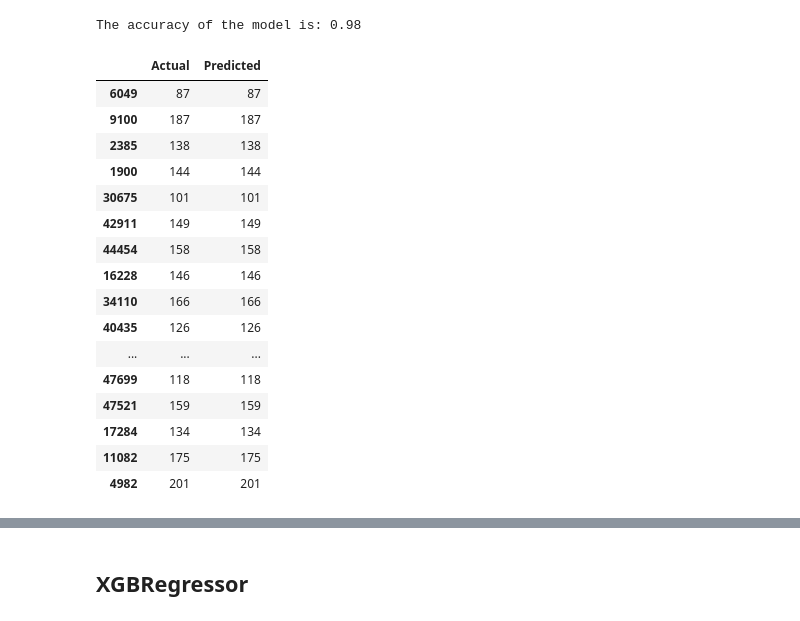
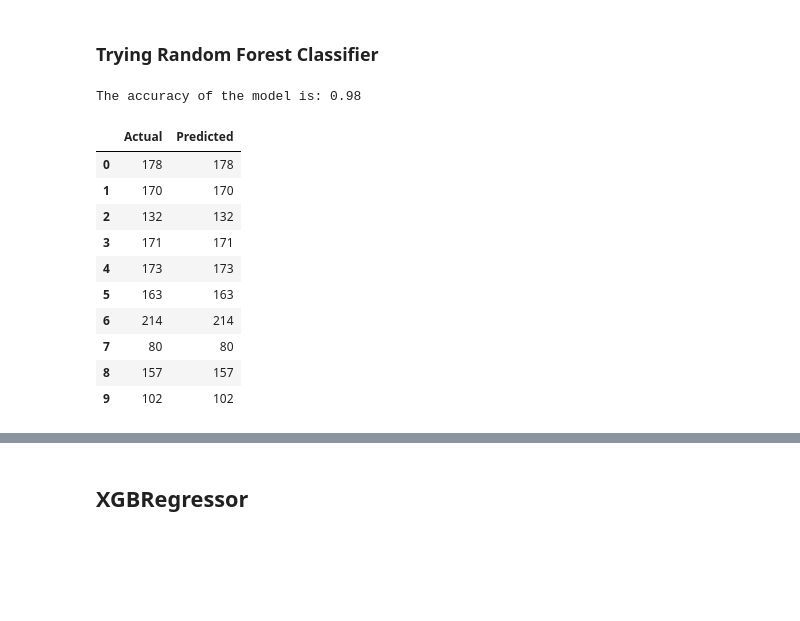
Before and after one commit to 19Kaumini/e19-co544-cricket-analytics-and-prediction, a Jupyter notebook: EDA/Score_predictor.ipynb, the cells around one changed output, grey strips where cells are left out. Cells and saved outputs as stored; diff of their text form; code cells hidden in the pictures; blank space fills up the shorter version.

```diff
--- a/EDA/Score_predictor.ipynb
+++ b/EDA/Score_predictor.ipynb
@@ -6,4 +9,5 @@ import numpy as np
 from sklearn.model_selection import train_test_split
 from sklearn.metrics import accuracy_score
 
-df = pd.read_csv('2nd_inning_data.csv')
+df = pd.read_csv('../Data/selected_data/processed_data.csv')
+df.head(5)
@@ -20,11 +32,10 @@ trf = ColumnTransformer([
 ,remainder='passthrough')
 # %%
 from sklearn.metrics import log_loss
-# Split the data into X and y
-X = df.drop('winning_team', axis=1)
-X = X.drop('Index', axis=1)
-X = X.drop('venue', axis=1)
-X = X.drop('final_team_total', axis=1)
+
+# Drop batter,bowler,non_striker,runs_by_bat,extra_runs,runs_remain,extra_type,wicket_type,player_out,month,match_id,non_striker_type,replacements
+x = df.drop(['batter','bowler','non_striker','runs_by_bat','extra_runs','runs_remain','extra_type','wicket_type','player_out','month','match_id','non_striker_type','replacements','winning_team','final_team_total','won'], axis=1)
+X = pd.get_dummies(x, columns=['toss_decision','toss_winner','batting_team','bowling_team','venue','batter_type','bowler_type'])
 y = df['final_team_total']
 
 # Split the data into training and testing sets
@@ -54,55 +111,47 @@ memory usage: 4.4+ MB
+# %% [markdown]
+### Trying Random Forest Classifier
 # %%
 # Create the pipeline
 from sklearn.ensemble import RandomForestClassifier
 
 
-pipe = Pipeline([
-    ('trf', trf),
-    ('scaler', StandardScaler()),
-    ('clf', RandomForestClassifier(random_state=42))
-])
+rf_classifier = RandomForestClassifier(n_estimators=100, random_state=42)
 
 # Fit the model
-pipe.fit(X_train, y_train)
+rf_classifier.fit(X_train, y_train)
 
 # Predict the labels
-y_pred_test = pipe.predict(X_test)
+y_pred_test =  rf_classifier.predict(X_test)
 
 
 # Calculate the accuracy
 accuracy = accuracy_score(y_test, y_pred_test)
 print(f'The accuracy of the model is: {accuracy:.2f}')
 
 # predict the final score for test data
-y_pred = pipe.predict(X_test)
+y_pred =  rf_classifier.predict(X_test)
 
 # Create a DataFrame with the results
 results = pd.DataFrame({
     'Actual': y_test,
     'Predicted': y_pred
 })
 
 
-results.head(50)
+results.head(10)
 # %% [output]
 The accuracy of the model is: 0.98
 |  | Actual | Predicted |
-| 6049 | 87 | 87 |
-| 9100 | 187 | 187 |
-| 2385 | 138 | 138 |
-| 1900 | 144 | 144 |
-| 30675 | 101 | 101 |
-| 42911 | 149 | 149 |
-| 44454 | 158 | 158 |
-| 16228 | 146 | 146 |
-| 34110 | 166 | 166 |
-| 40435 | 126 | 126 |
-| ... | ... | ... |
-| 47699 | 118 | 118 |
-| 47521 | 159 | 159 |
-| 17284 | 134 | 134 |
-| 11082 | 175 | 175 |
-| 4982 | 201 | 201 |
+| 0 | 178 | 178 |
+| 1 | 170 | 170 |
+| 2 | 132 | 132 |
+| 3 | 171 | 171 |
+| 4 | 173 | 173 |
+| 5 | 163 | 163 |
+| 6 | 214 | 214 |
+| 7 | 80 | 80 |
+| 8 | 157 | 157 |
+| 9 | 102 | 102 |
 # %%
 import matplotlib.pyplot as plt
 import numpy as np
```
Also changed, not shown: parts of 23 cells of this notebook.
